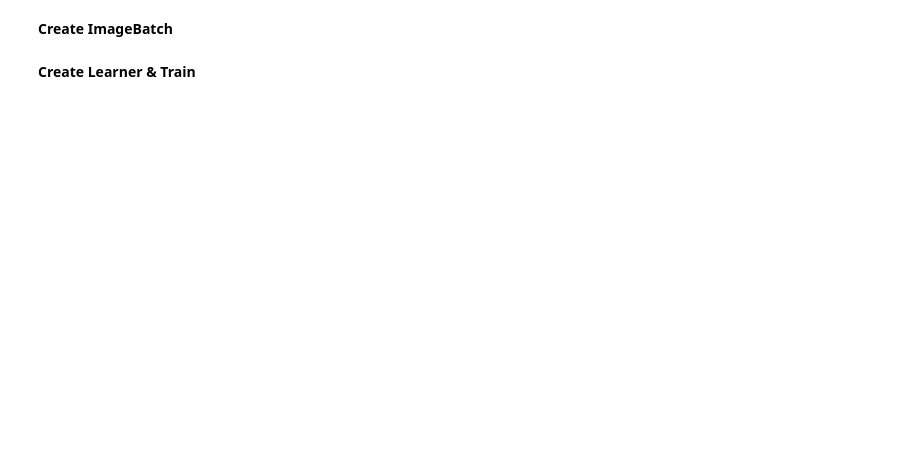
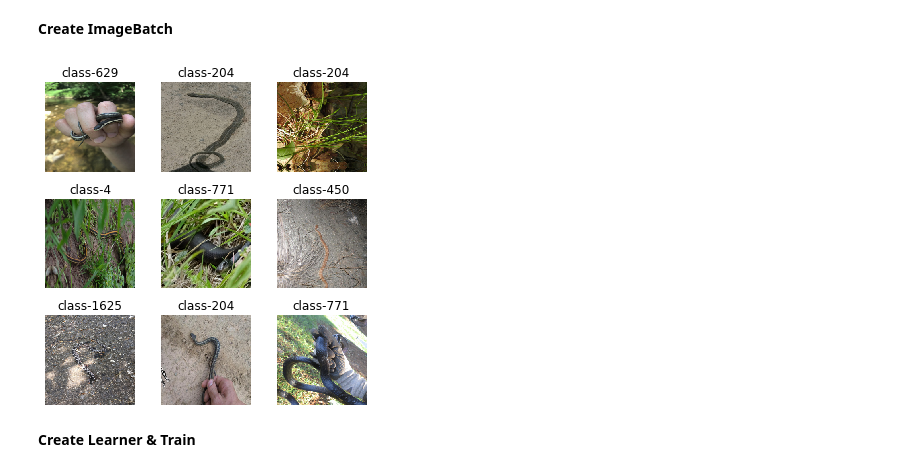
Before and after one commit to angus-mackenzie/snake-id, a Jupyter notebook: notebooks/visualisations.ipynb, the cells around one changed output. Saved outputs shown, nothing was run; the diff lists cells and outputs as text; code cells hidden in the pictures; blank space fills up the shorter version.

```diff
--- a/notebooks/visualisations.ipynb
+++ b/notebooks/visualisations.ipynb
@@ -128,11 +135,13 @@ Image size: 224 x 224 x Channels
 # %% [markdown]
 **Create ImageBatch**
 # %%
-# # batch and normalise
-# data = imagelist.databunch(bs=32).normalize(imagenet_stats)
+# batch and normalise
+data = imagelist.databunch(bs=32).normalize(imagenet_stats)
 
-# # visualise
-# data.show_batch(3, figsize=(5, 5))
+# visualise
+data.show_batch(3, figsize=(5, 5))
+# %% [output]
+[figure, added]
 # %% [markdown]
 **Create Learner & Train**
 # %%
```
Also changed, not shown: parts of 16 cells of this notebook, 1 other file.
